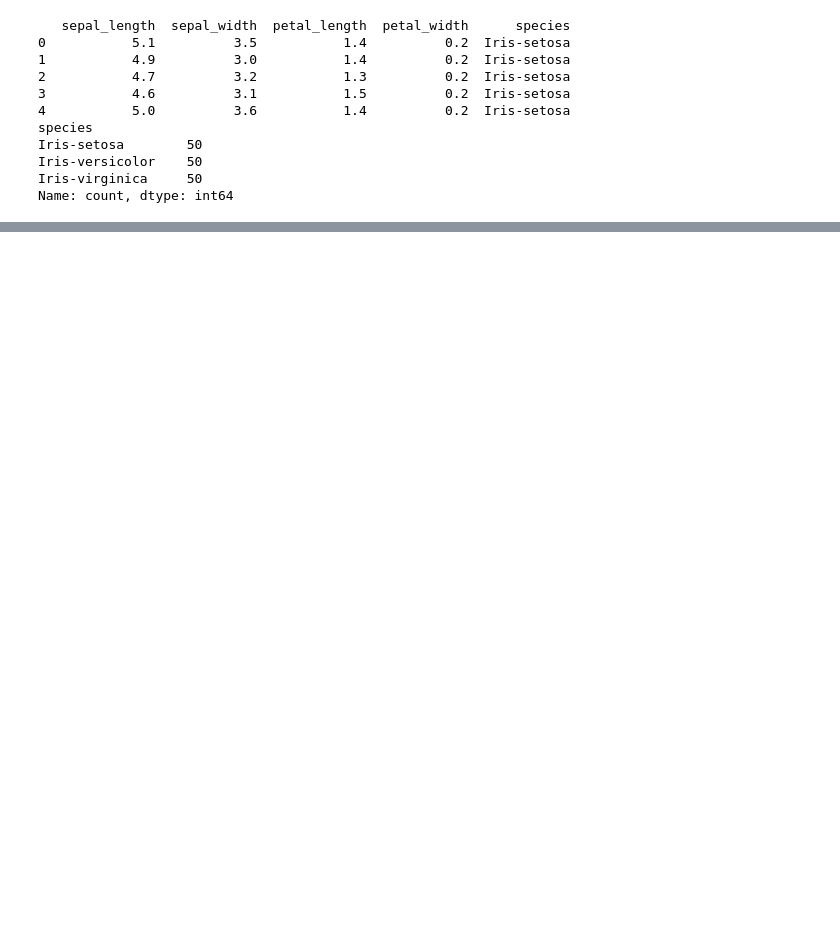
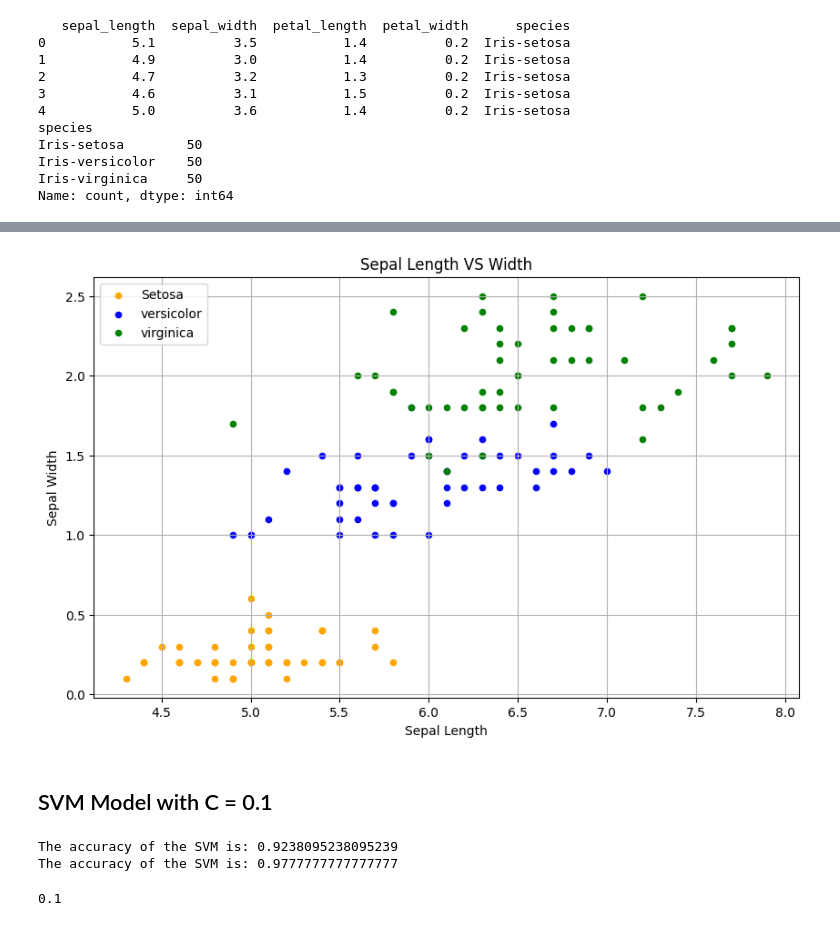
Before and after one commit to machinelearningsite/hands-on-ml, a Jupyter notebook: svm/main.ipynb, the cells around one changed output, grey strips where cells are left out. Saved outputs shown, nothing was run; the diff lists cells and outputs as text; code cells hidden in the pictures; blank space fills up the shorter version.

```diff
--- a/svm/main.ipynb
+++ b/svm/main.ipynb
@@ -57,0 +79,35 @@ Name: count, dtype: int64
+# %%
+fig = data[data.species=='Iris-setosa'].plot(kind='scatter',x='sepal_length',y='petal_width',color='orange', label='Setosa')
+data[data.species=='Iris-versicolor'].plot(kind='scatter',x='sepal_length',y='petal_width',color='blue', label='versicolor',ax=fig)
+data[data.species=='Iris-virginica'].plot(kind='scatter',x='sepal_length',y='petal_width',color='green', label='virginica', ax=fig)
+fig.set_xlabel("Sepal Length")
+fig.set_ylabel("Sepal Width")
+fig.set_title("Sepal Length VS Width")
+fig.grid()
+fig=plt.gcf()
+fig.set_size_inches(10,6)
+plt.show()
+# %% [output]
+[figure, added]
+# %% [markdown]
+## SVM Model with C = 0.1
+# %%
+from sklearn.svm import SVC
+model=SVC(C=0.1)
+
+model.fit(X_train, y_train)
+
+from sklearn import metrics
+
+y_pred=model.predict(X_test)
+
+y_pred_train = model.predict(X_train)
+y_pred_test = model.predict(X_test)
+print('The accuracy of the SVM is:',metrics.accuracy_score(y_pred_train,y_train))
+print('The accuracy of the SVM is:',metrics.accuracy_score(y_pred_test,y_test))
+
+model.get_params()['C']
+# %% [output]
+The accuracy of the SVM is: 0.9238095238095239
+The accuracy of the SVM is: 0.9777777777777777
+0.1
```
Also changed, not shown: parts of 6 cells of this notebook, 5 other files.
